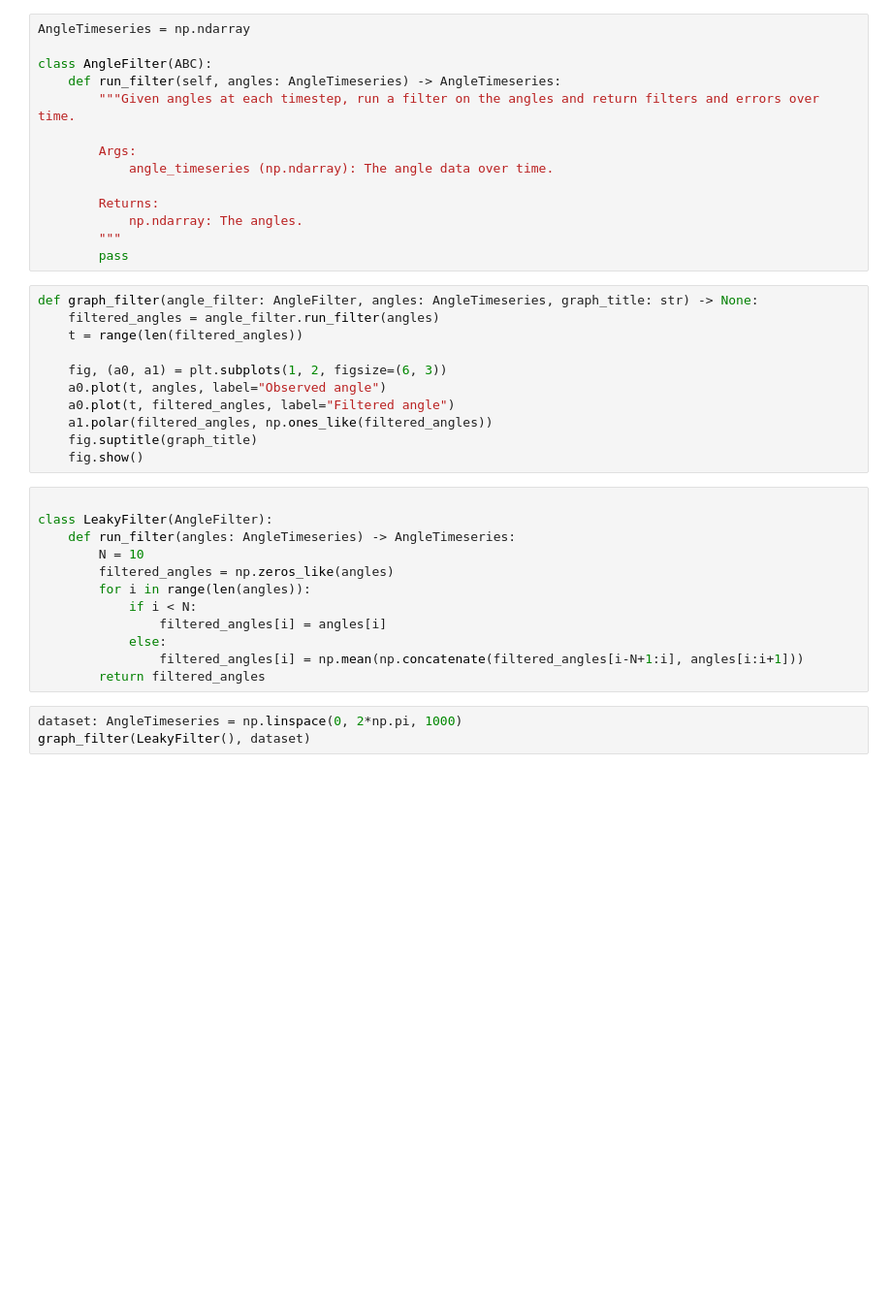
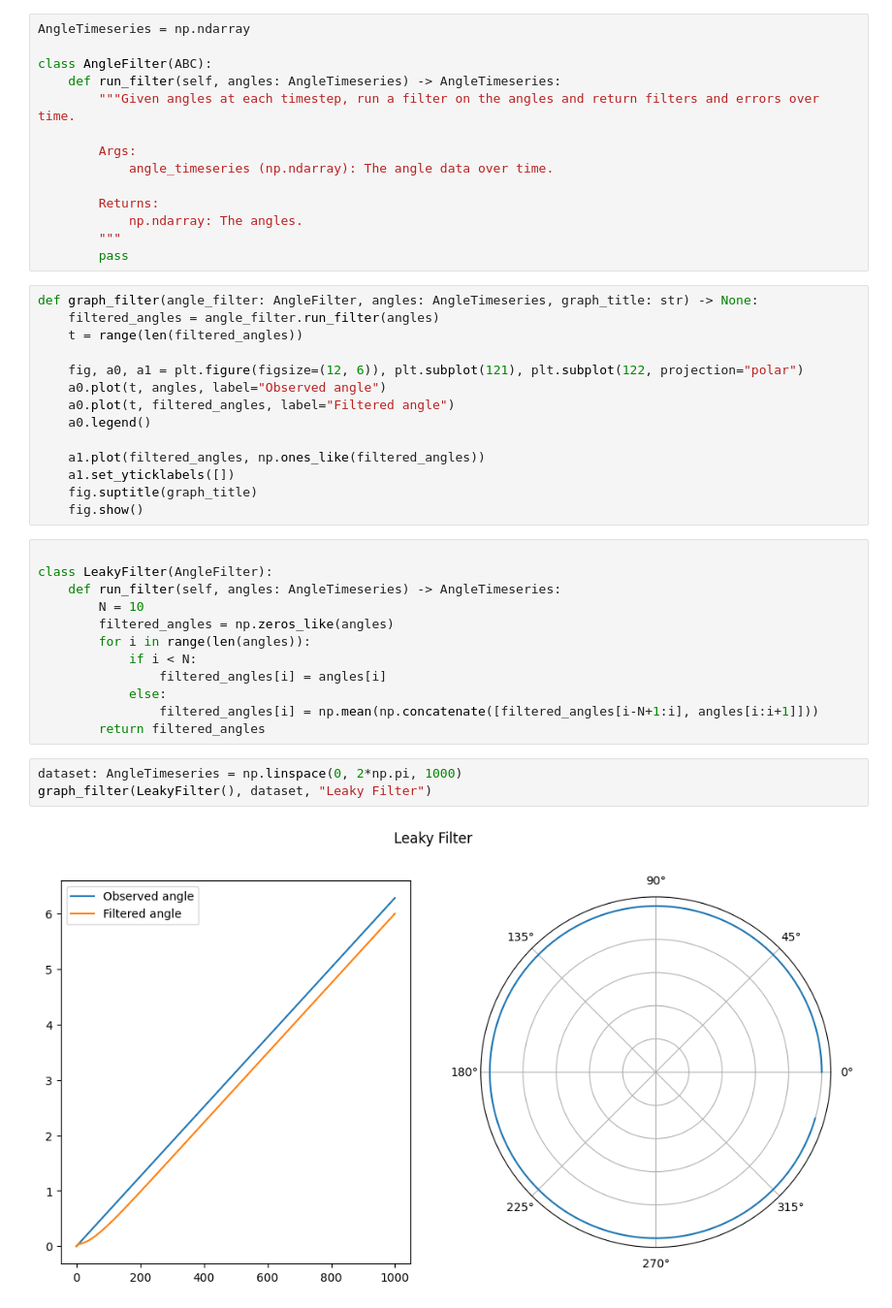
Before and after one commit to CanyonTurtle/cannon-curtis-spencer-tyler-acme, a Jupyter notebook: vol-3/code_actully_in_paper.ipynb, the cells around one changed output. Shown at 97% size. Cells and saved outputs as stored; diff of their text form; blank space fills up the shorter version.

Commit message:
add abc plotting

```diff
--- a/vol-3/code_actully_in_paper.ipynb
+++ b/vol-3/code_actully_in_paper.ipynb
@@ -22,24 +22,29 @@ def graph_filter(angle_filter: AngleFilter, angles: AngleTimeseries, graph_title
     filtered_angles = angle_filter.run_filter(angles)
     t = range(len(filtered_angles))
 
-    fig, (a0, a1) = plt.subplots(1, 2, figsize=(6, 3))
+    fig, a0, a1 = plt.figure(figsize=(12, 6)), plt.subplot(121), plt.subplot(122, projection="polar")
     a0.plot(t, angles, label="Observed angle")
     a0.plot(t, filtered_angles, label="Filtered angle")
-    a1.polar(filtered_angles, np.ones_like(filtered_angles))
+    a0.legend()
+
+    a1.plot(filtered_angles, np.ones_like(filtered_angles))
+    a1.set_yticklabels([])
     fig.suptitle(graph_title)
     fig.show()
 # %%
 
 class LeakyFilter(AngleFilter):
-    def run_filter(angles: AngleTimeseries) -> AngleTimeseries:
+    def run_filter(self, angles: AngleTimeseries) -> AngleTimeseries:
         N = 10
         filtered_angles = np.zeros_like(angles)
         for i in range(len(angles)):
             if i < N:
                 filtered_angles[i] = angles[i]
             else:
-                filtered_angles[i] = np.mean(np.concatenate(filtered_angles[i-N+1:i], angles[i:i+1]))
+                filtered_angles[i] = np.mean(np.concatenate([filtered_angles[i-N+1:i], angles[i:i+1]]))
         return filtered_angles
 # %%
 dataset: AngleTimeseries = np.linspace(0, 2*np.pi, 1000)
-graph_filter(LeakyFilter(), dataset)
+graph_filter(LeakyFilter(), dataset, "Leaky Filter")
+# %% [output]
+[figure, added]
```
